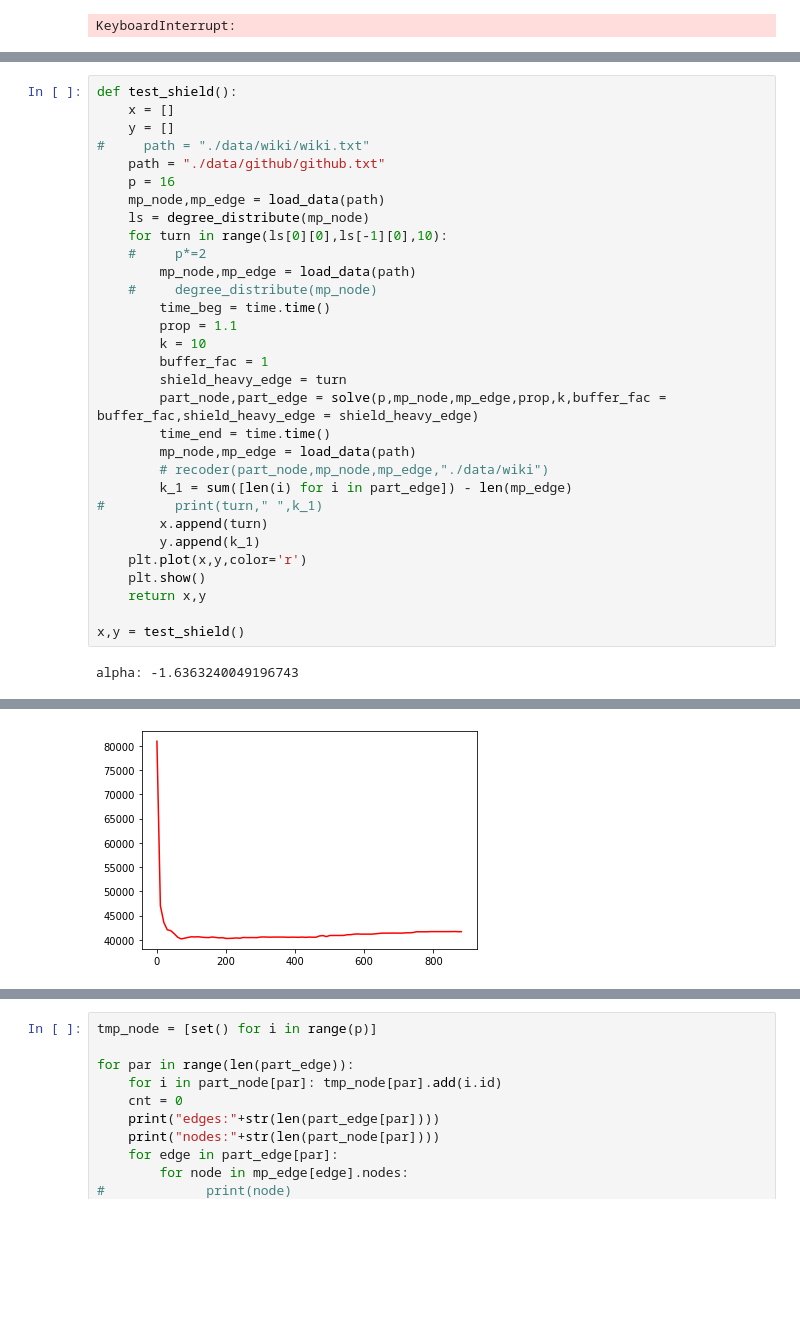
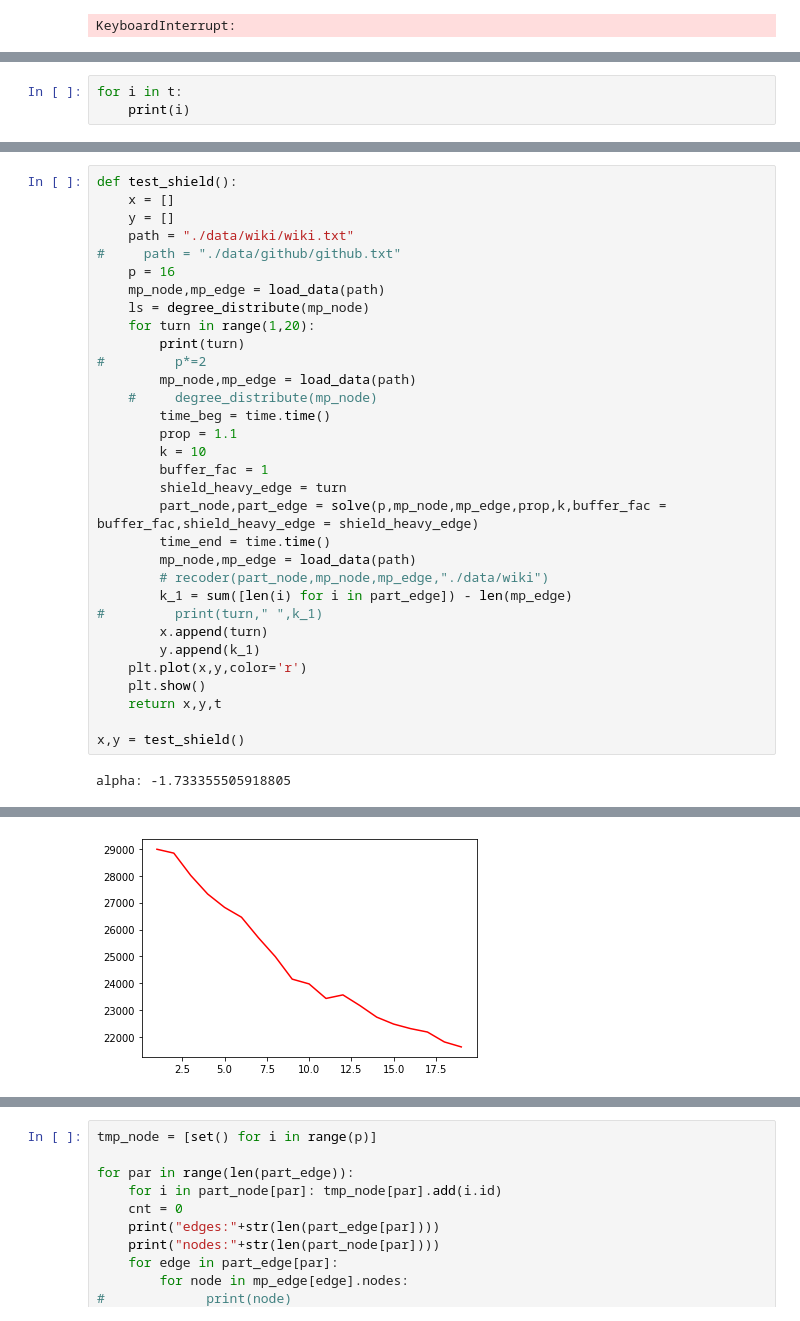
Before and after one commit to guanhuhao/hypergraph, a Jupyter notebook: non-stream bipart.ipynb, the cells around one changed output, grey strips where cells are left out. Drawn from its saved outputs; the diff is of its cells as text; blank space fills up the shorter version.

```diff
--- a/non-stream bipart.ipynb
+++ b/non-stream bipart.ipynb
@@ -292,0 +327,3 @@ KeyboardInterrupt:
+# %%
+for i in t:
+    print(i)
@@ -294,13 +352,14 @@ KeyboardInterrupt:
 def test_shield():
     x = []
     y = []
-#     path = "./data/wiki/wiki.txt"
-    path = "./data/github/github.txt"
+    path = "./data/wiki/wiki.txt"
+#     path = "./data/github/github.txt"
     p = 16
     mp_node,mp_edge = load_data(path)
     ls = degree_distribute(mp_node)
-    for turn in range(ls[0][0],ls[-1][0],10):
-    #     p*=2
+    for turn in range(1,20):
+        print(turn)
+#         p*=2
         mp_node,mp_edge = load_data(path)
     #     degree_distribute(mp_node)
         time_beg = time.time()
@@ -318,8 +377,8 @@ def test_shield():
         y.append(k_1)
     plt.plot(x,y,color='r')
     plt.show()
-    return x,y
+    return x,y,t
 
 x,y = test_shield()
 # %% [output]
-alpha: -1.6363240049196743
+alpha: -1.733355505918805
@@ -327 +405 @@ alpha: -1.6363240049196743
-[figure, old version]
+[figure, new version]
```
Also changed, not shown: parts of 3 cells of this notebook, 1 other file.
